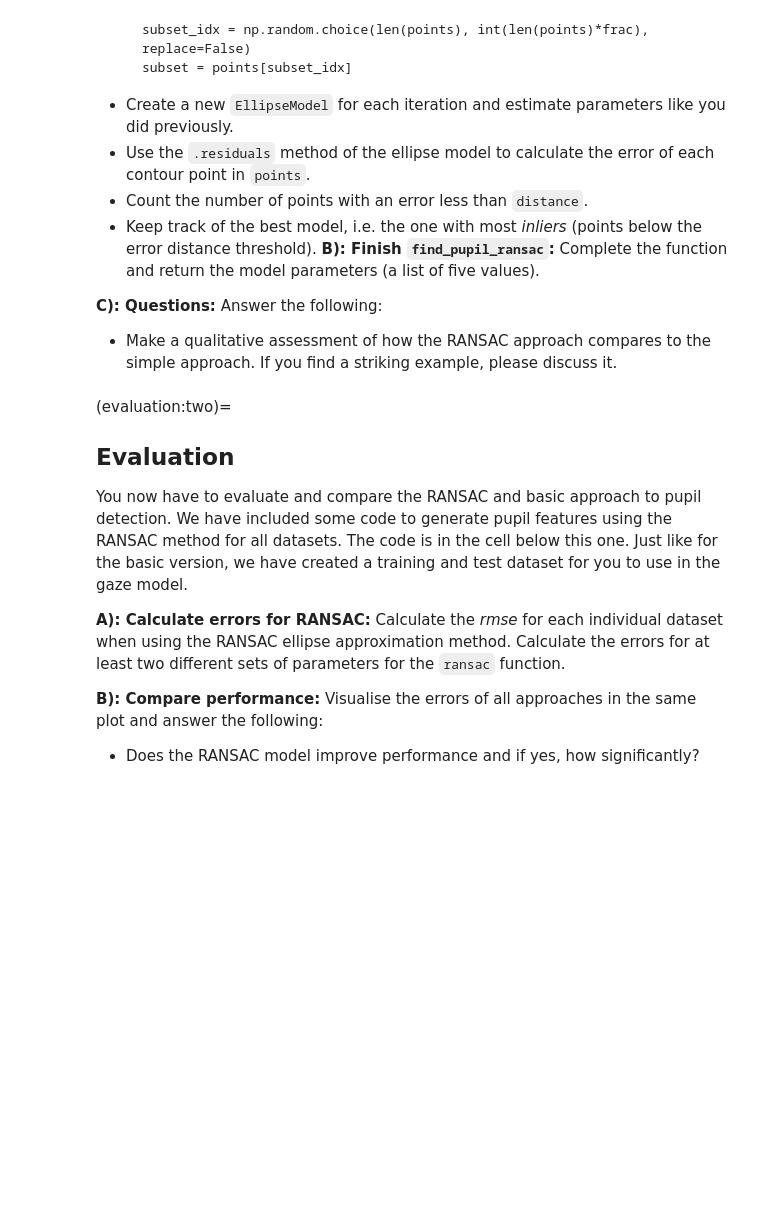
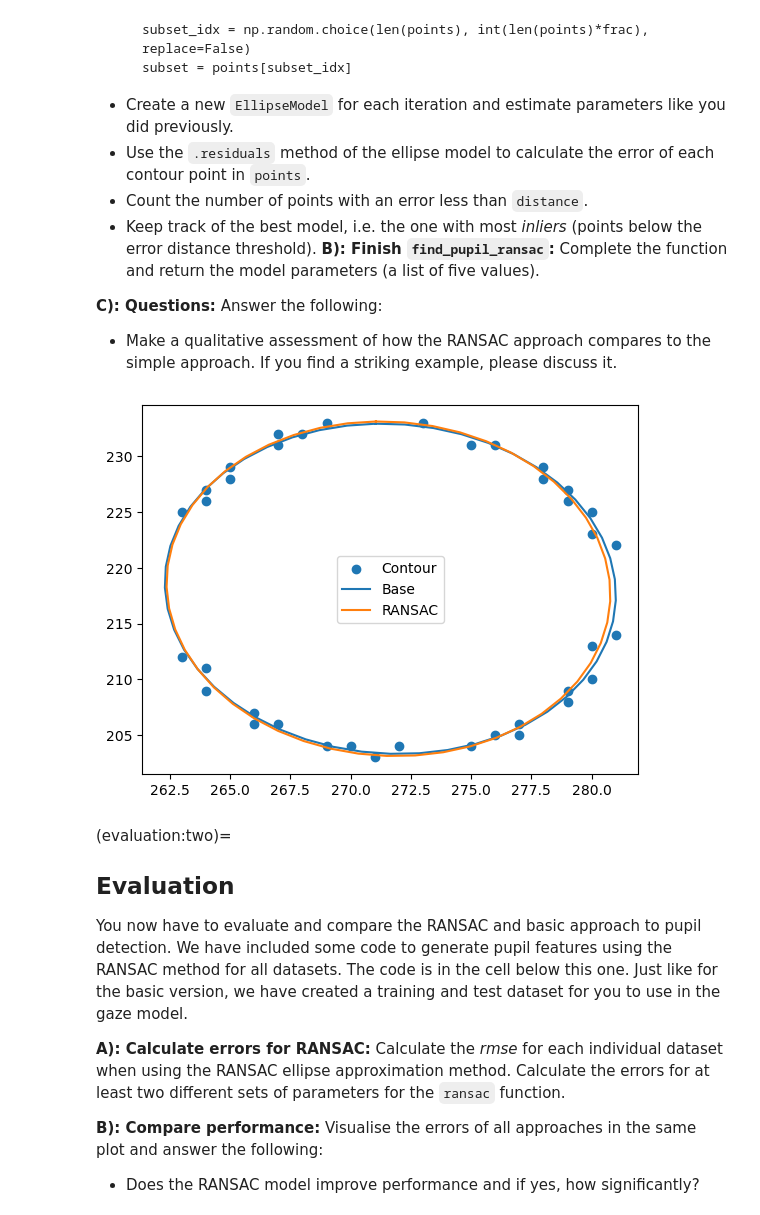
Before and after one commit to MikkelBerggreen/ITU-Introduction-to-Machine-Learning, a Jupyter notebook: source/exercises/W6-data-cleaning/notebooks/gaze_features_nb.ipynb, the cells around one changed output. Cells and saved outputs as stored; diff of their text form; code cells hidden in the pictures; blank space fills up the shorter version.

Commit message:
RANSAC finished (missing qualitative assessment and evaluation)

```diff
--- a/source/exercises/W6-data-cleaning/notebooks/gaze_features_nb.ipynb
+++ b/source/exercises/W6-data-cleaning/notebooks/gaze_features_nb.ipynb
@@ -375,22 +378,49 @@ You have to implement the function `ransac`. The function `find_pupil_ransac` sh
 **C): <i class="fas fa-code"></i>** **Questions:** Answer the following:
 - Make a qualitative assessment of how the RANSAC approach compares to the simple approach. If you find a striking example, please discuss it.
 # %%
+# A ---------------------------------
 def ransac(points, frac=0.6, distance=0.5, iters=50):
-    # Write your implementation here.
-    return None, 0
+    subset_idx = np.random.choice(len(points), int(len(points)*frac), replace=False)
+    subset = points[subset_idx]
 
+    bestModel, bestModelInliers = EllipseModel(), 0
+
+    for i in range(iters):
+        m = EllipseModel()
+        m.estimate(subset)
+        errors = m.residuals(subset)
+        approvedErrors = []
+        for e in errors:
+            if e < distance:
+                approvedErrors.append(e)
+
+        if len(approvedErrors) > bestModelInliers:
+            bestModel, bestModelInliers = m, len(approvedErrors)
+
+    return bestModel
+
+
+# B ---------------------------------
 def find_pupil_ransac(img, threshold=50):
     """Detects and returns a single pupil candidate for a given image.
 
     Returns: A pupil candidate in OpenCV ellipse format.
     """
-    # Write your implementation here.
-    model = EllipseModel()
-    contour = []
-    return model, contour
+
+    gray = cv.cvtColor(img, cv.COLOR_BGR2GRAY)
+    _, thresh = cv.threshold(gray, threshold, 255, cv.THRESH_BINARY_INV) ### Morphological operators to remove noise
+    contours, _ = cv.findContours(thresh, cv.RETR_LIST, cv.CHAIN_APPROX_SIMPLE)
+
+    best = sorted(contours, key=lambda c: cv.contourArea(c), reverse=True)[0] ### contour of blob with largest area selected
+    best = best.reshape(-1, 2).astype(np.float64)
+    model = ransac(best)
+
+    return model, best
 # %%
 iii = images[0][5]
 pb, b1 = find_pupil_basic(iii)
 pr, b2 = find_pupil_ransac(iii)
 # Uncomment when find_pupil_ransac is working.
-# plot_features(b2, pb, pr)
+plot_features(b2, pb, pr)
+# %% [output]
+[figure, added]
```
Also changed, not shown: parts of 4 cells of this notebook.
